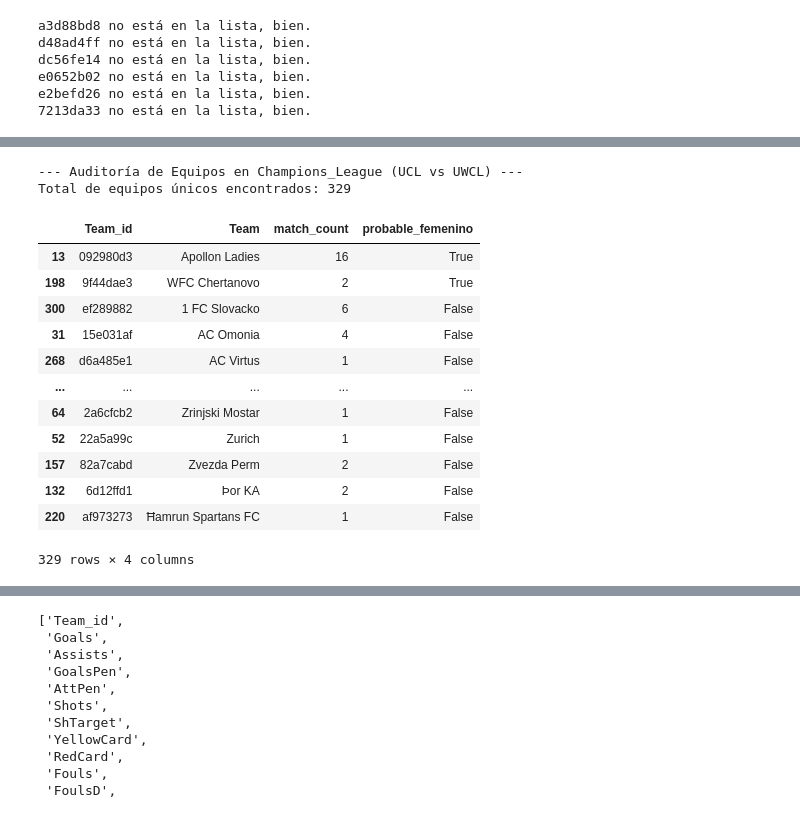
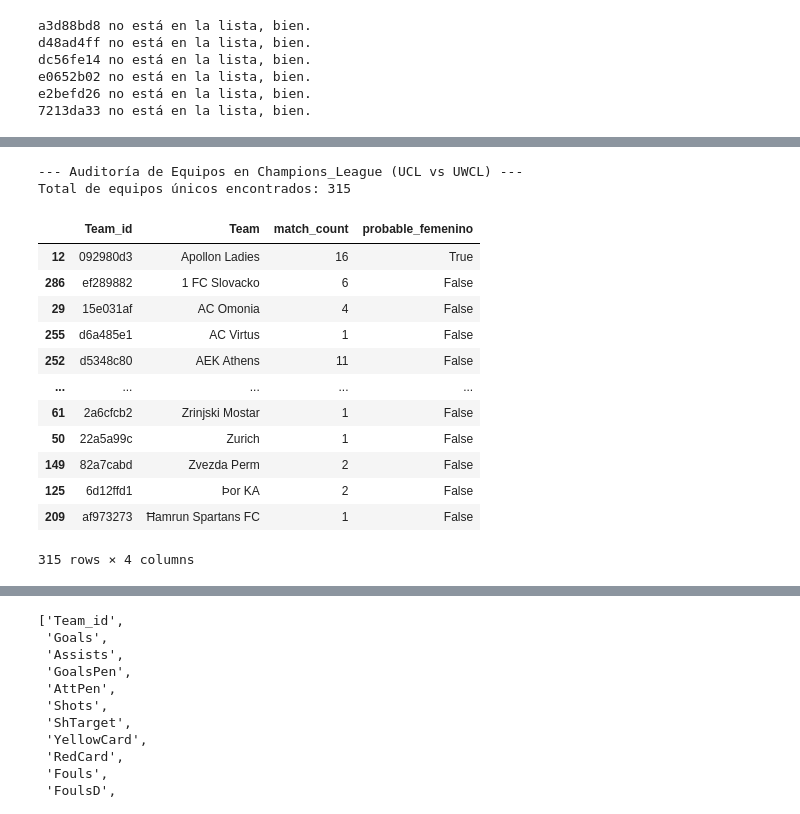
Before and after one commit to RAid10n/glicko2-match-predictor-mirror, a Jupyter notebook: Data/Carga.ipynb, the cells around one changed output, grey strips where cells are left out. Drawn from its saved outputs; the diff is of its cells as text; code cells hidden in the pictures.

```diff
--- a/Data/Carga.ipynb
+++ b/Data/Carga.ipynb
@@ -1424,11 +1425,35 @@ Filas restantes: 91770
 # ===== SOLO DROP POR match_id_new (ya que los IDs ya fueron filtrados en celda 3) =====
 # Lista depurada (misma que en celda 2)
 ids_drop_match = [
-    '02f8d026', '06d05f19', '20f5bd86', '28d9b675', '331a33a7', '39abd503',
-    '3d377a8c', '54da9a57', '658bf2de', '7213da33', '756c9acb', '80595417',
-    '9f18ced7', 'adba8c92', 'be35aa4d', 'c1cf4fdc', 'cc6ecd46', 'd42d8b2f',
-    'd48ad4ff', 'd59e6510', 'e83b563b', 'eb8e3e81', 'b72bc283', '613577b8',
-    'a8e83f23', 'f7d05cb5'
+    '02f8d026',   # Roma fem
+    '06d05f19',   # Internazionale fem
+    '20f5bd86',   # San Marino fem
+    '28d9b675',   # Paris Fem
+    '331a33a7',   # Tavagnacco fem
+    '39abd503',   # Glasgowfem
+    '3d377a8c',   # St Polten fem
+    '54da9a57',   # Milan Fem
+    '2998cfbf',   # Genoa Fem
+    '19db4c32',   # Lazio fem
+    '756c9acb',   # Como Women
+    '80595417',   # PSGFem
+    '9f18ced7',   # Pomigliano
+    'adba8c92',   # Orobica
+    'be35aa4d',   # Pink Bari
+    'c1cf4fdc',   # Sparta Fem
+    'cc6ecd46',   # Chievo fem
+    'd42d8b2f',   # Florentia San Gimignano fem
+    'c99ff6e5',   # Fiorentina fem
+    '828ce826',   # Napoli Fem
+    'd59e6510',   # AGSMVerona
+    'e83b563b',   # Servette fem
+    'eb8e3e81',   # Ternana
+    'b72bc283',   # Empoli Fem
+    '613577b8',   # Juventus Fem
+    'a8e83f23',   # Sassuolo Fem
+    'f7d05cb5',   # Parma Fem
+    'd35ed67b',   # Hellas Verona fem
+    '58e367c3',   # Sampdoria
 ]
 
 antes = len(df_comp_check_limpio)
@@ -1575,43 +1600,43 @@ Competiciones restantes: ['Champions_League']
 # %%
 # 1. Agregación de métricas de volumen por equipo en Champions_League
 # Contamos cuántas veces aparece cada Team_id para ver su "peso" en el dataset
 df_audit = (
-    df_comp_check[df_comp_check["competition_raw"] == "Champions_League"]
+    df_comp_check_limpio[df_comp_check_limpio["competition_raw"] == "Champions_League"]
     .groupby(["Team_id", "Team"])
     .size()
     .reset_index(name="match_count")
 )
 
 # 2. Flag Proactivo: Detección por palabras clave en el nombre del Club
 # Muchos equipos femeninos incluyen "Women", "WFC", "Ladies" o "Feminnile"
 keywords = r"Women|WFC|Ladies|Fem|Wom|Dames|Frauen"
 df_audit["probable_femenino"] = df_audit["Team"].str.contains(keywords, case=False, na=False)
 
 # 3. Ordenar por probabilidad y nombre
 df_audit = df_audit.sort_values(by=["probable_femenino", "Team"], ascending=[False, True])
 
 print(f"--- Auditoría de Equipos en Champions_League (UCL vs UWCL) ---")
 print(f"Total de equipos únicos encontrados: {len(df_audit)}")
 
 # 4. Mostrar el DataFrame para tu revisión manual
 # Los que tengan 'probable_femenino' True irán arriba.
 display(df_audit)
 # %% [output]
 --- Auditoría de Equipos en Champions_League (UCL vs UWCL) ---
-Total de equipos únicos encontrados: 329
+Total de equipos únicos encontrados: 315
 |  | Team_id | Team | match_count | probable_femenino |
-| 13 | 092980d3 | Apollon Ladies | 16 | True |
-| 198 | 9f44dae3 | WFC Chertanovo | 2 | True |
-| 300 | ef289882 | 1 FC Slovacko | 6 | False |
-| 31 | 15e031af | AC Omonia | 4 | False |
-| 268 | d6a485e1 | AC Virtus | 1 | False |
+| 12 | 092980d3 | Apollon Ladies | 16 | True |
+| 286 | ef289882 | 1 FC Slovacko | 6 | False |
+| 29 | 15e031af | AC Omonia | 4 | False |
+| 255 | d6a485e1 | AC Virtus | 1 | False |
+| 252 | d5348c80 | AEK Athens | 11 | False |
 | ... | ... | ... | ... | ... |
-| 64 | 2a6cfcb2 | Zrinjski Mostar | 1 | False |
-| 52 | 22a5a99c | Zurich | 1 | False |
-| 157 | 82a7cabd | Zvezda Perm | 2 | False |
-| 132 | 6d12ffd1 | Þor KA | 2 | False |
-| 220 | af973273 | Ħamrun Spartans FC | 1 | False |
+| 61 | 2a6cfcb2 | Zrinjski Mostar | 1 | False |
+| 50 | 22a5a99c | Zurich | 1 | False |
+| 149 | 82a7cabd | Zvezda Perm | 2 | False |
+| 125 | 6d12ffd1 | Þor KA | 2 | False |
+| 209 | af973273 | Ħamrun Spartans FC | 1 | False |
-329 rows × 4 columns
+315 rows × 4 columns
 # %%
 # 1. Extraer el Universo de IDs Masculinos Confirmados
 # Tomamos todos los IDs únicos de las ligas nacionales (asumiendo que df_comp_check_limpio ya no tiene femeninos)
```
Also changed, not shown: parts of 24 cells of this notebook.
